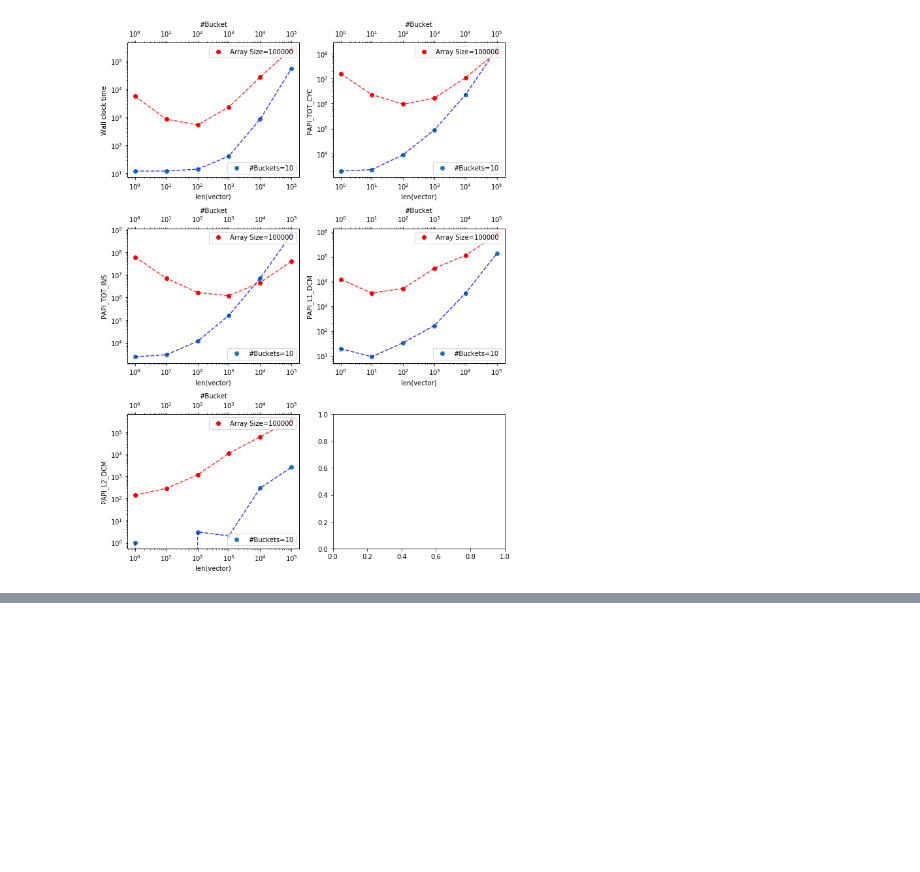
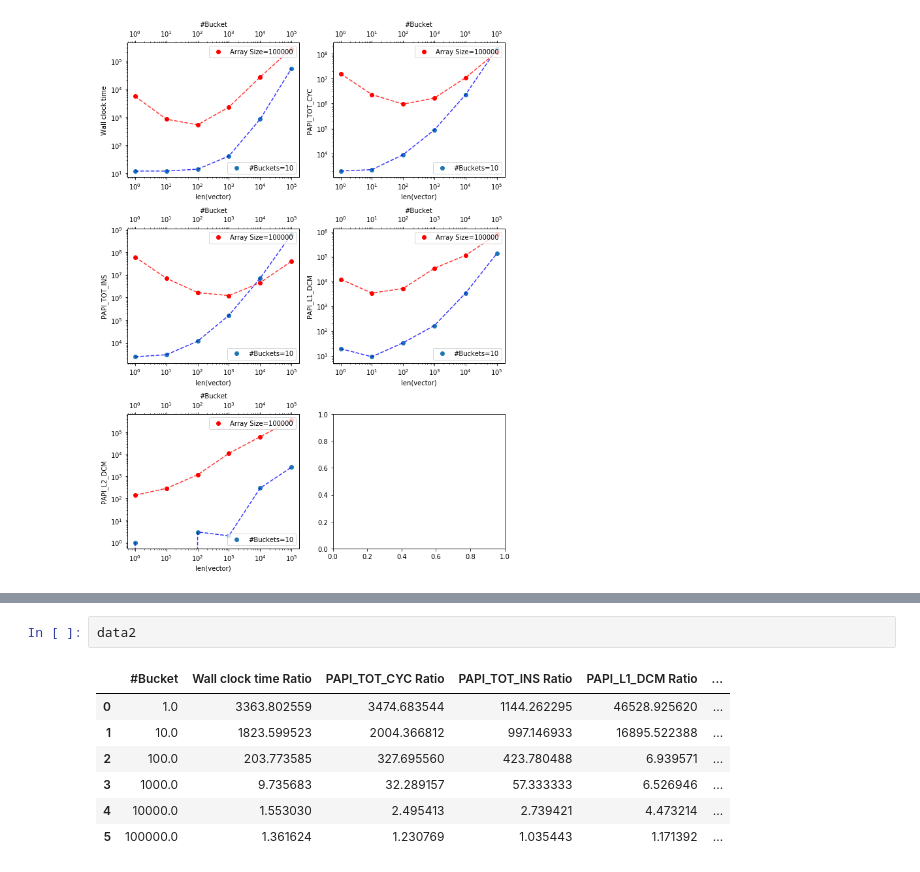
Before and after one commit to mcpeixoto/Parallel-Computing-Project, a Jupyter notebook: graficos2.ipynb, the cells around one changed output, grey strips where cells are left out. Drawn from its saved outputs; the diff is of its cells as text; blank space fills up the shorter version.

```diff
--- a/graficos2.ipynb
+++ b/graficos2.ipynb
@@ -124,0 +162,10 @@ interpolation=True, log_scale=True)
+# %%
+data2
+# %% [output]
+|  | #Bucket | Wall clock time Ratio | PAPI_TOT_CYC Ratio | PAPI_TOT_INS Ratio | PAPI_L1_DCM Ratio | ... |
+| 0 | 1.0 | 3363.802559 | 3474.683544 | 1144.262295 | 46528.925620 | ... |
+| 1 | 10.0 | 1823.599523 | 2004.366812 | 997.146933 | 16895.522388 | ... |
+| 2 | 100.0 | 203.773585 | 327.695560 | 423.780488 | 6.939571 | ... |
+| 3 | 1000.0 | 9.735683 | 32.289157 | 57.333333 | 6.526946 | ... |
+| 4 | 10000.0 | 1.553030 | 2.495413 | 2.739421 | 4.473214 | ... |
+| 5 | 100000.0 | 1.361624 | 1.230769 | 1.035443 | 1.171392 | ... |
```
Also changed, not shown: parts of 6 cells of this notebook.
